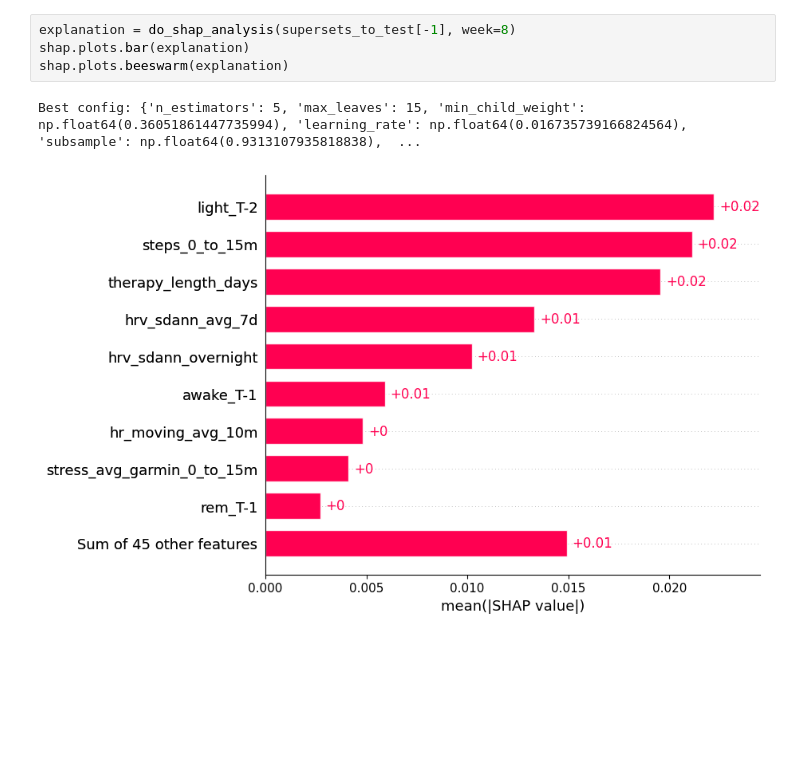
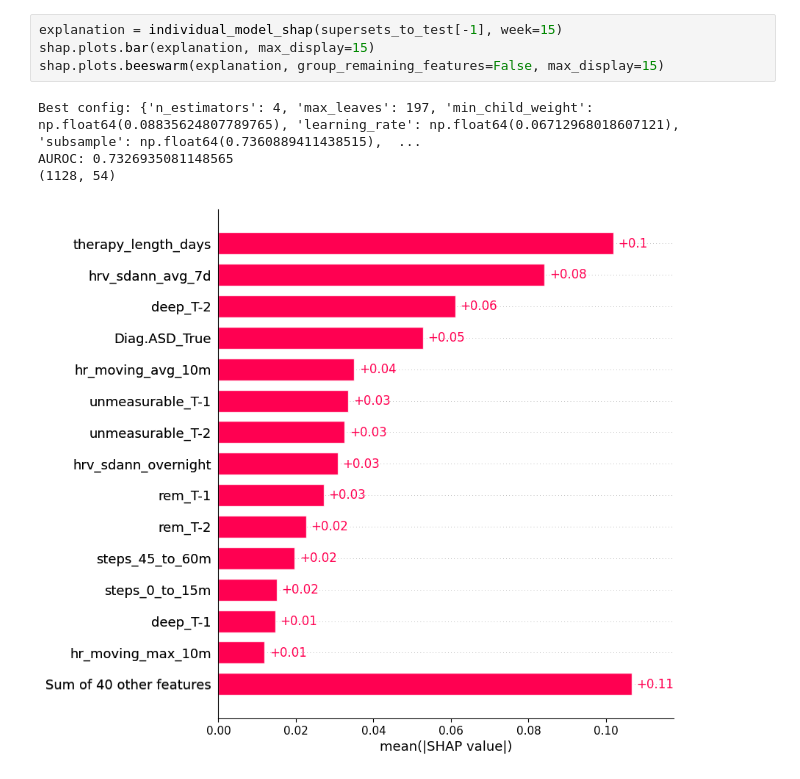
Before and after one commit to lab-heal/pistachio, a Jupyter notebook: eval_shap.ipynb, the cells around one changed output. Saved outputs shown, nothing was run; the diff lists cells and outputs as text; blank space fills up the shorter version.

Commit message:
shap analysis of individualized models + expand metrics table

```diff
--- a/eval_shap.ipynb
+++ b/eval_shap.ipynb
@@ -147,9 +221,11 @@ def do_shap_analysis(supersets: list[str], week: int):
     )
     return exp
 # %%
-explanation = do_shap_analysis(supersets_to_test[-1], week=8)
-shap.plots.bar(explanation)
-shap.plots.beeswarm(explanation)
+explanation = individual_model_shap(supersets_to_test[-1], week=15)
+shap.plots.bar(explanation, max_display=15)
+shap.plots.beeswarm(explanation, group_remaining_features=False, max_display=15)
 # %% [output]
-Best config: {'n_estimators': 5, 'max_leaves': 15, 'min_child_weight': np.float64(0.36051861447735994), 'learning_rate': np.float64(0.016735739166824564), 'subsample': np.float64(0.9313107935818838),  ...
+Best config: {'n_estimators': 4, 'max_leaves': 197, 'min_child_weight': np.float64(0.08835624807789765), 'learning_rate': np.float64(0.06712968018607121), 'subsample': np.float64(0.7360889411438515),  ...
+AUROC: 0.7326935081148565
+(1128, 54)
-[figure, old version]
+[figure, new version]
```
Also changed, not shown: parts of 3 cells of this notebook, 3 other files.
